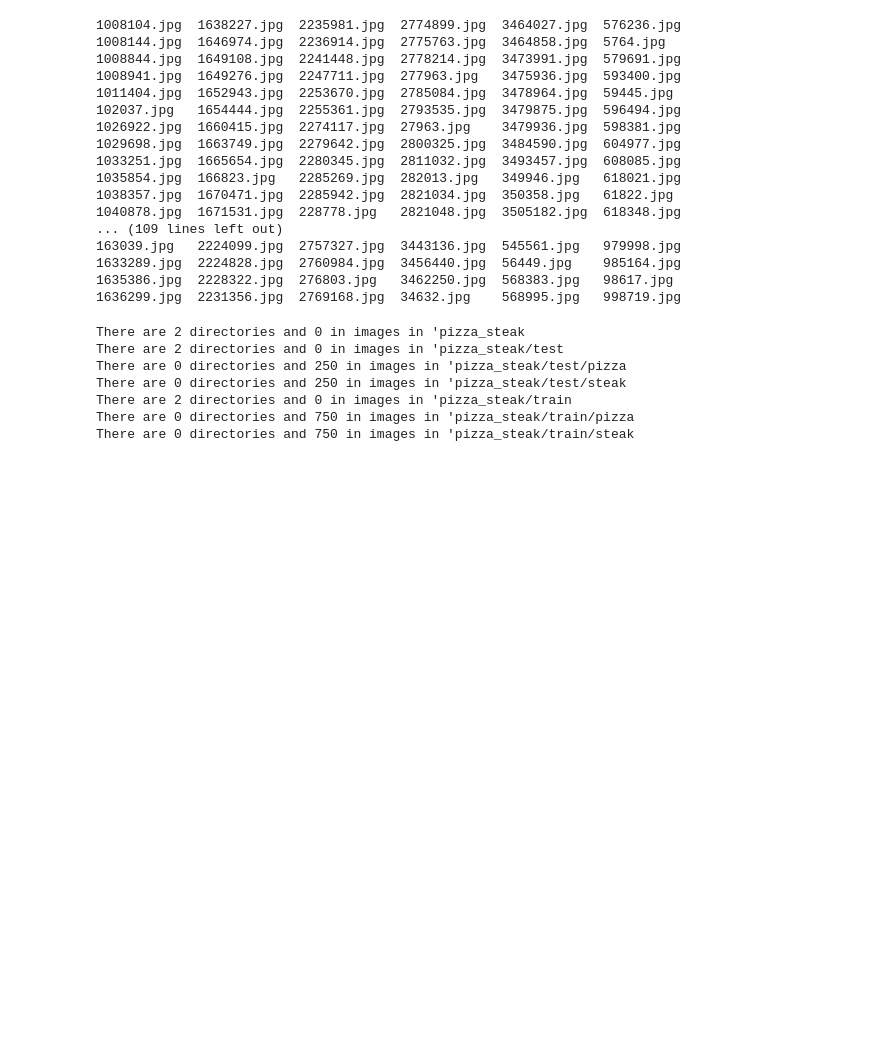
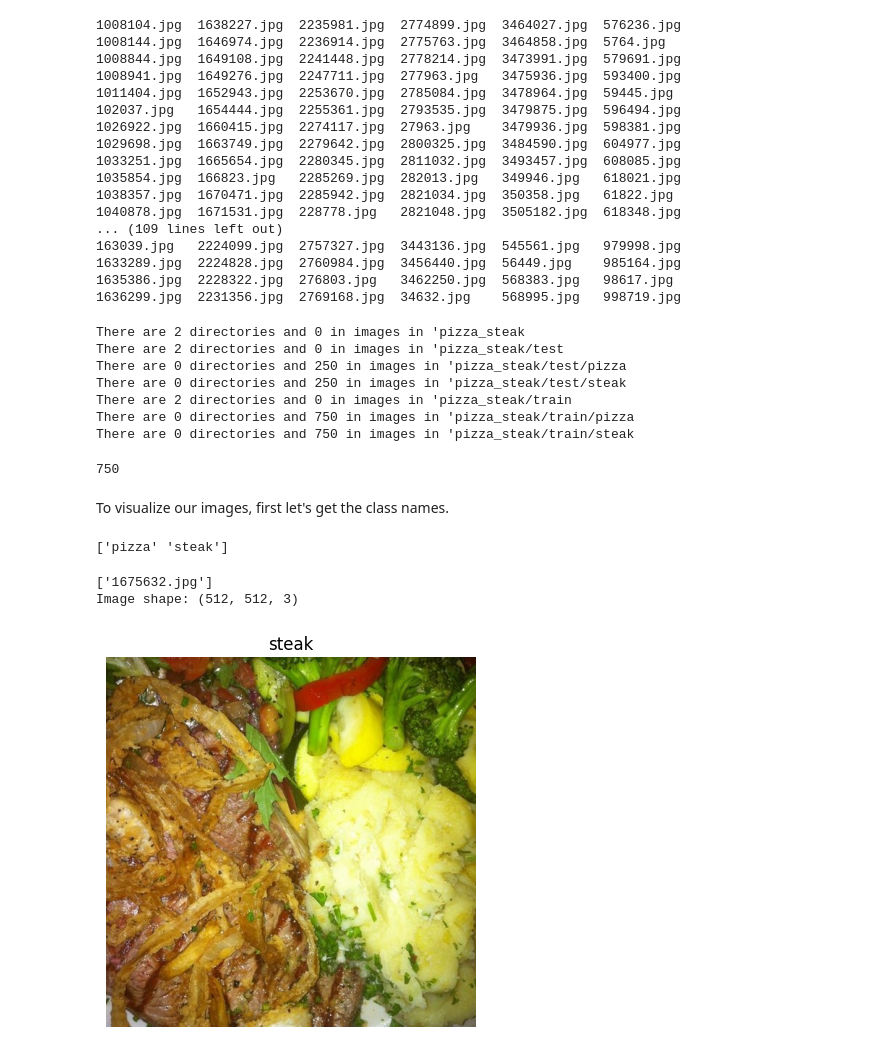
Before and after one commit to danish-khan962/Deep-Learning, a Jupyter notebook: 04_Computer_vision_and_CNN_in_tensorflow.ipynb, the cells around one changed output. Saved outputs shown, nothing was run; the diff lists cells and outputs as text; code cells hidden in the pictures; blank space fills up the shorter version.

```diff
--- a/04_Computer_vision_and_CNN_in_tensorflow.ipynb
+++ b/04_Computer_vision_and_CNN_in_tensorflow.ipynb
@@ -91,3 +91,51 @@ There are 0 directories and 250 in images in 'pizza_steak/test/steak
 There are 2 directories and 0 in images in 'pizza_steak/train
 There are 0 directories and 750 in images in 'pizza_steak/train/pizza
 There are 0 directories and 750 in images in 'pizza_steak/train/steak
+# %%
+# Another way to find out that how many images are in a file
+num_pizza_images_train = len(os.listdir("pizza_steak/train/pizza"))
+num_pizza_images_train
+# %% [output]
+750
+# %% [markdown]
+To visualize our images, first let's get the class names.
+# %%
+# get the class names
+import pathlib
+import numpy as np
+data_dir = pathlib.Path("pizza_steak/train")
+class_name = np.array(sorted([item.name for item in data_dir.glob("*")]))
+print(class_name)
+# %% [output]
+['pizza' 'steak']
+# %%
+# Let's visualize our images
+import matplotlib.pyplot as plt
+import matplotlib.image as mpimg
+import random
+
+def view_random_image(target_dir, target_class):
+  # Setup the target directory
+  target_folder = target_dir + target_class
+
+  # Get a random image path
+  random_image = random.sample(os.listdir(target_folder), k=1)
+  print(random_image)
+
+  # Read in the image and plot it using matplotlib
+  img = mpimg.imread(target_folder + "/"+ random_image[0])
+  plt.imshow(img)
+  plt.title(target_class)
+  plt.axis("off")
+
+  print(f"Image shape: {img.shape}")
+
+  return img
+# %%
+# View random image from the training dataset
+img = view_random_image(target_dir="pizza_steak/train/",
+                        target_class="steak")
+# %% [output]
+['1675632.jpg']
+Image shape: (512, 512, 3)
+[figure, added]
```
Also changed, not shown: parts of 9 cells of this notebook.
